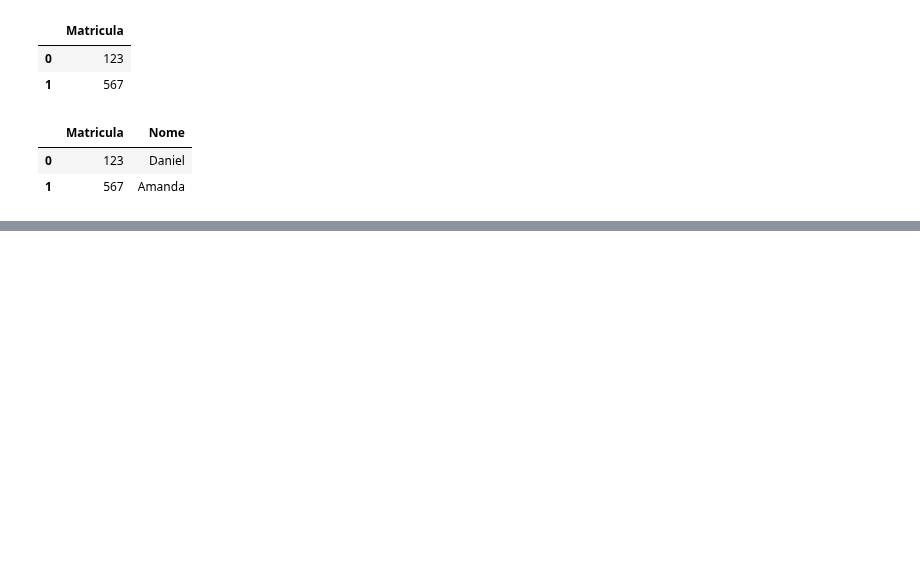
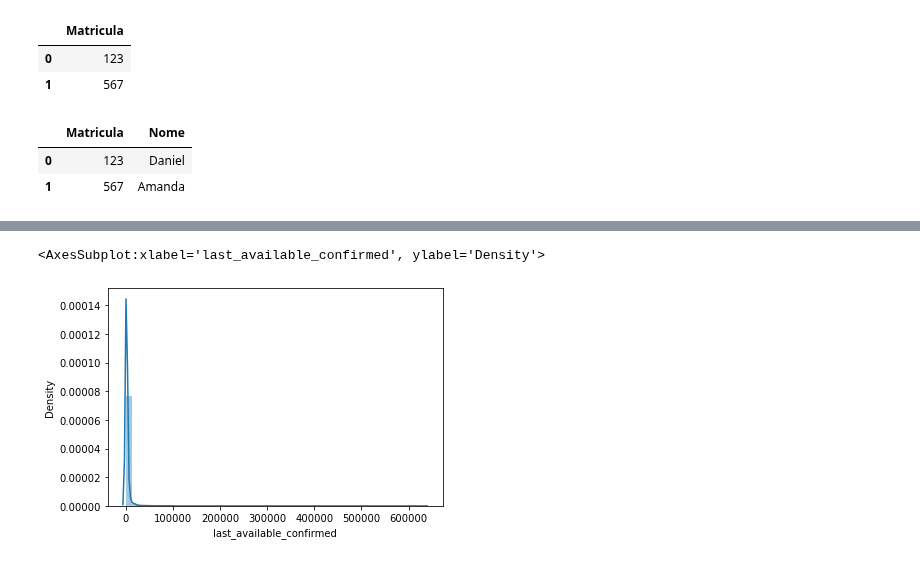
Before and after one commit to vladimiralencar/Alunos-UEPB-TopicosEspeciaisEmBancoDeDados, a Jupyter notebook: Python-Para-Analise-de-Dados/Aula-03-06-Abril-2021-Dataframes-Leitura-Manipulacao-EstatisticaDescritiva-Turma-NOITE-2021.ipynb, the cells around one changed output, grey strips where cells are left out. Saved outputs shown, nothing was run; the diff lists cells and outputs as text; code cells hidden in the pictures; blank space fills up the shorter version.

```diff
--- a/Python-Para-Analise-de-Dados/Aula-03-06-Abril-2021-Dataframes-Leitura-Manipulacao-EstatisticaDescritiva-Turma-NOITE-2021.ipynb
+++ b/Python-Para-Analise-de-Dados/Aula-03-06-Abril-2021-Dataframes-Leitura-Manipulacao-EstatisticaDescritiva-Turma-NOITE-2021.ipynb
@@ -21,0 +135,5 @@ df
+# %%
+sns.distplot(dfc.last_available_confirmed)
+# %% [output]
+<AxesSubplot:xlabel='last_available_confirmed', ylabel='Density'>
+[figure, added]
```
Also changed, not shown: parts of 38 cells of this notebook.
